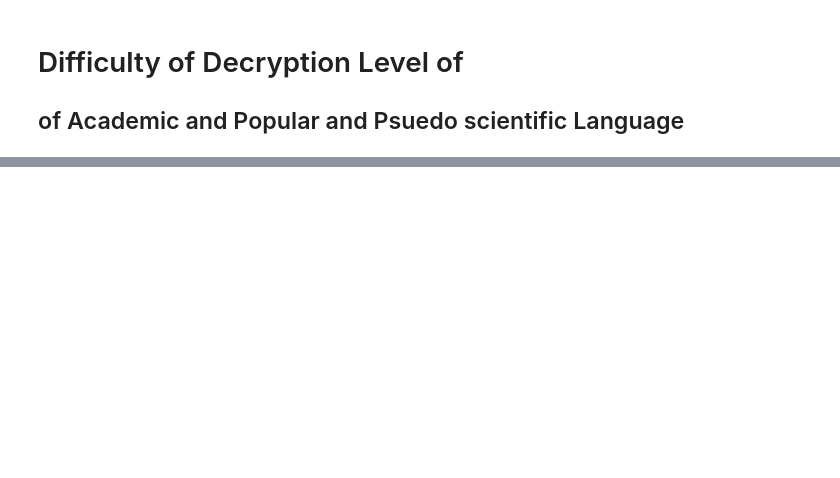
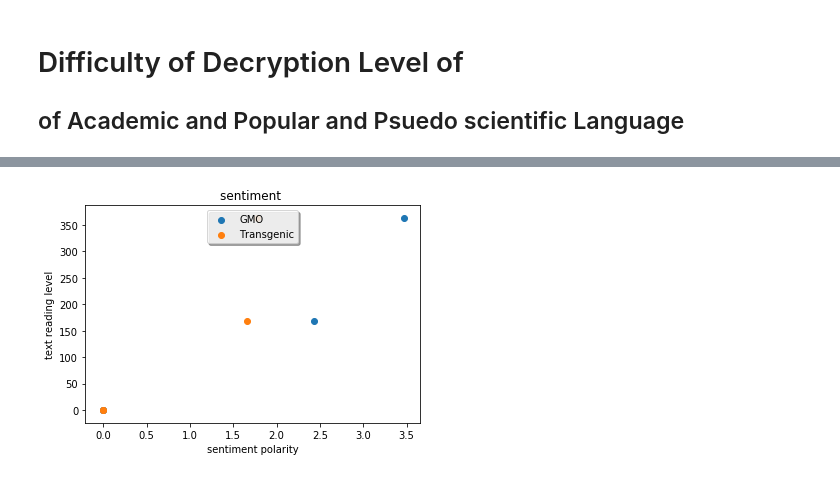
Before and after one commit to russelljjarvis/ScienceAccessibility, a Jupyter notebook: Visual_search_terms_PCA_.ipynb, the cells around one changed output, grey strips where cells are left out. Saved outputs shown, nothing was run; the diff lists cells and outputs as text; code cells hidden in the pictures; blank space fills up the shorter version.

```diff
--- a/Visual_search_terms_PCA_.ipynb
+++ b/Visual_search_terms_PCA_.ipynb
@@ -475,9 +550,10 @@ for outer,sq in enumerate(search_query):
     x = []
     y = []
     for i,v in enumerate(ses):
-        complexity = [ f['urlDat']['fkg'] for f in unravel if f['urlDat']['keyword'] ==sq and f['urlDat']['se'] == v and f['urlDat']['link_rank'] == 0 ]
+        comp = sum([ f['urlDat']['fkg'] for f in unravel if f['urlDat']['keyword'] ==sq and f['urlDat']['se'] == v ])
         #complexity = [ f['urlDat']['fkg'] for f in unravel if f['urlDat']['keyword'] ==sq and f['urlDat']['se'] == v and f['urlDat']['link_rank'] == 0 ]
-        sent = [ f['urlDat']['sp'] for f in unravel if f['urlDat']['keyword'] == sq and f['urlDat']['se'] == v and f['urlDat']['link_rank'] == 0 ]
+        sent = sum([ f['urlDat']['sp'] for f in unravel if f['urlDat']['keyword'] == sq and f['urlDat']['se'] == v ])
+        '''
         if len(complexity)>0:
             comp = float(complexity[0])
         else:
@@ -485,37 +561,39 @@ for outer,sq in enumerate(search_query):
         if len(sent)>0:
             sent = float(sent[0])
         else:
             sent = 0
-
+        '''
         xx.append(i)
         y.append((comp,sent))
     yy.append(y)
-print(len(complexity),len(rank))
-fig, ax = plt.subplots()
+#print(len(complexity),len(rank))
+#fig, ax = plt.subplots()
 # Two subplots, the axes array is 1-d
-width = 0.35       # the width of the bars
+#width = 0.35       # the width of the bars
 #plt.clf()
-fig, ax = plt.subplots()
+#fig, ax = plt.subplots()
 
 #f, axarr = plt.subplots(1, sharex=True)
 ind = [i for i,v in enumerate(ses)]
 offset = [(i+width)/2.0 for i,v in enumerate(ses)]
 
 
-
+fig.clf()
 fig, ax = plt.subplots()
 plt.title(str('sentiment '))#+search_query)
 plt.ylabel('text reading level')
 plt.xlabel('sentiment polarity')
 #lineObjects =
 sentt0 = [sent[1] for sent in yy[0] ]
-complexity0 = [sent[0] for sent in yy[0] ]
+complexity0 = [comp[0] for comp in yy[0] ]
 plt.scatter(sentt0,complexity0,label='GMO')
 sentt1 = [sent[1] for sent in yy[1] ]
 complexity1 = [sent[0] for sent in yy[0] ]
 plt.scatter(sentt1,complexity1,label='Transgenic')
 
 
 legend = ax.legend(loc='upper center', shadow=True)
 #plt.savefig('Figure2{0}{1}.png'.format(search_query[0],search_query[1]))
 plt.show()
+# %% [output]
+[figure, added]
```
Also changed, not shown: parts of 12 cells of this notebook.
